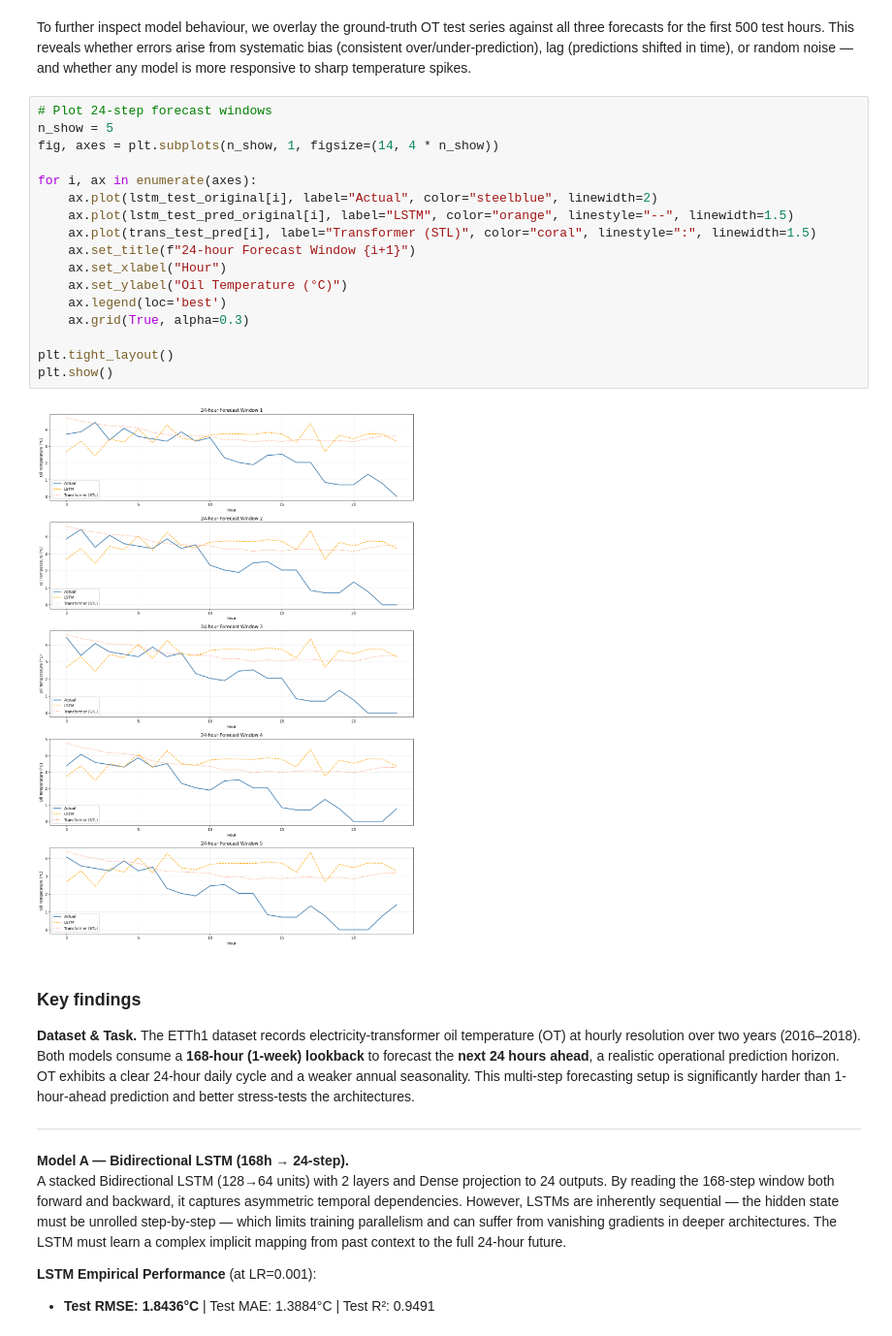
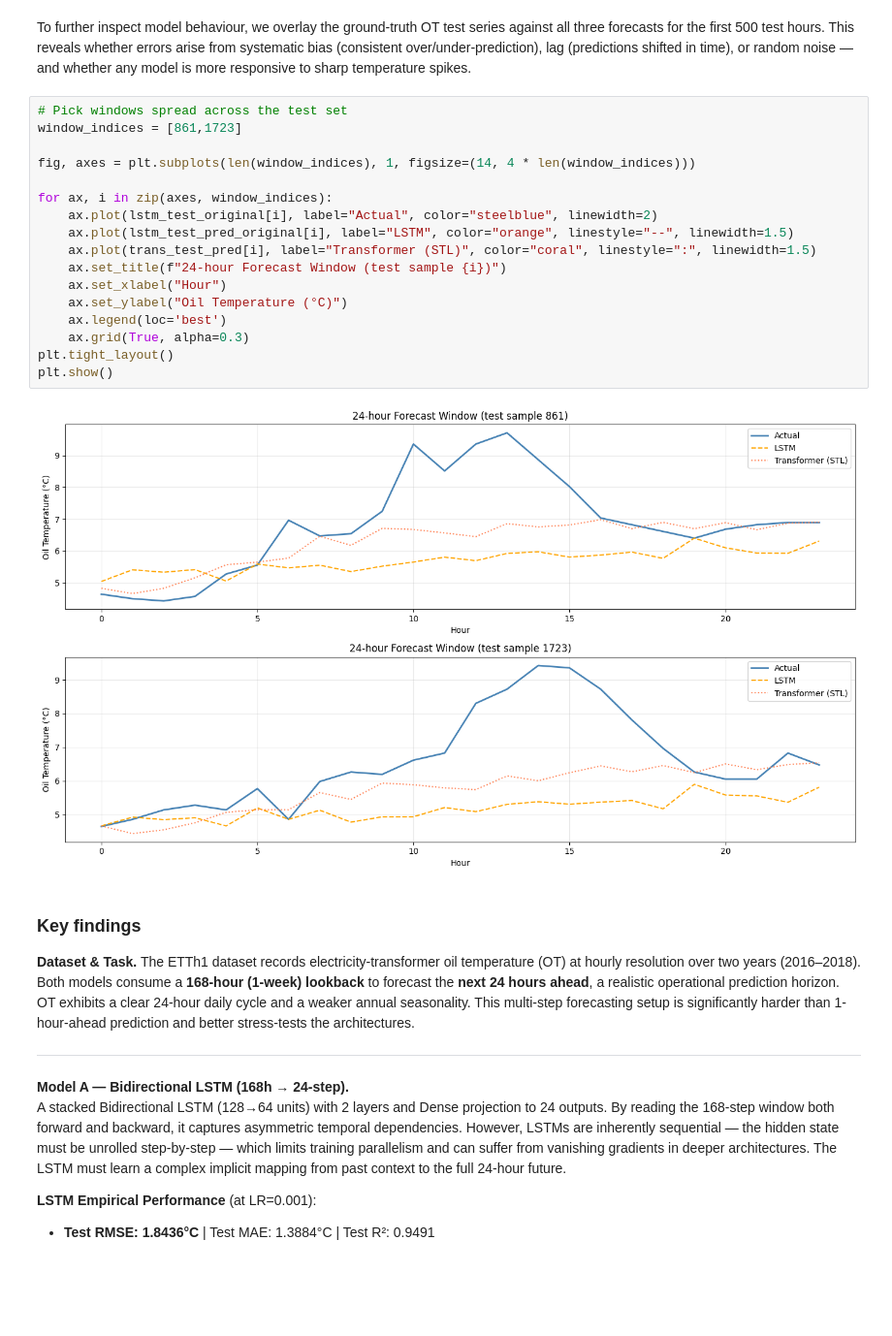
Before and after one commit to PabloGonzalezMartin/FinalProjectDeepLearningGroup13, a Jupyter notebook: submission/FinalProject.ipynb, the cells around one changed output. Shown at 97% size. Drawn from its saved outputs; the diff is of its cells as text; blank space fills up the shorter version.

```diff
--- a/submission/FinalProject.ipynb
+++ b/submission/FinalProject.ipynb
@@ -894,25 +842,25 @@ plt.show()
 ## Final summary
 # %% [markdown]
 To further inspect model behaviour, we overlay the ground-truth OT test series against all three forecasts for the first 500 test hours. This reveals whether errors arise from systematic bias (consistent over/under-prediction), lag (predictions shifted in time), or random noise — and whether any model is more responsive to sharp temperature spikes.
-# %%
-# Plot 24-step forecast windows
-n_show = 5
-fig, axes = plt.subplots(n_show, 1, figsize=(14, 4 * n_show))
-
-for i, ax in enumerate(axes):
-    ax.plot(lstm_test_original[i], label="Actual", color="steelblue", linewidth=2)
-    ax.plot(lstm_test_pred_original[i], label="LSTM", color="orange", linestyle="--", linewidth=1.5)
-    ax.plot(trans_test_pred[i], label="Transformer (STL)", color="coral", linestyle=":", linewidth=1.5)
-    ax.set_title(f"24-hour Forecast Window {i+1}")
-    ax.set_xlabel("Hour")
-    ax.set_ylabel("Oil Temperature (°C)")
-    ax.legend(loc='best')
-    ax.grid(True, alpha=0.3)
-
-plt.tight_layout()
-plt.show()
-# %% [output]
-[figure, removed]
+# %%
+# Pick windows spread across the test set
+window_indices = [861,1723]
+
+fig, axes = plt.subplots(len(window_indices), 1, figsize=(14, 4 * len(window_indices)))
+
+for ax, i in zip(axes, window_indices):
+    ax.plot(lstm_test_original[i], label="Actual", color="steelblue", linewidth=2)
+    ax.plot(lstm_test_pred_original[i], label="LSTM", color="orange", linestyle="--", linewidth=1.5)
+    ax.plot(trans_test_pred[i], label="Transformer (STL)", color="coral", linestyle=":", linewidth=1.5)
+    ax.set_title(f"24-hour Forecast Window (test sample {i})")
+    ax.set_xlabel("Hour")
+    ax.set_ylabel("Oil Temperature (°C)")
+    ax.legend(loc='best')
+    ax.grid(True, alpha=0.3)
+plt.tight_layout()
+plt.show()
+# %% [output]
+[figure, added]
 # %% [markdown]
 ### Key findings
 
```
Also changed, not shown: parts of 24 cells of this notebook.
